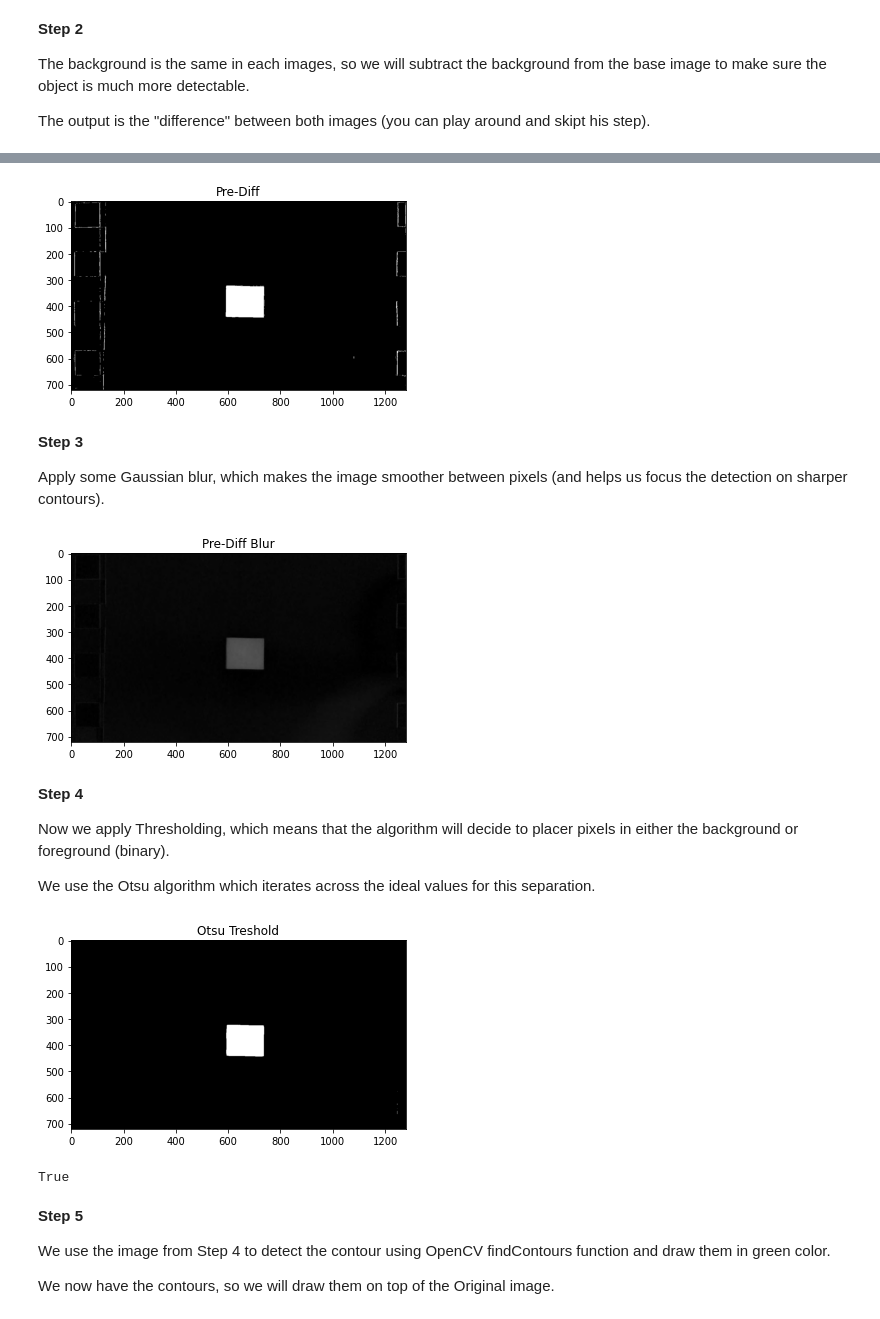
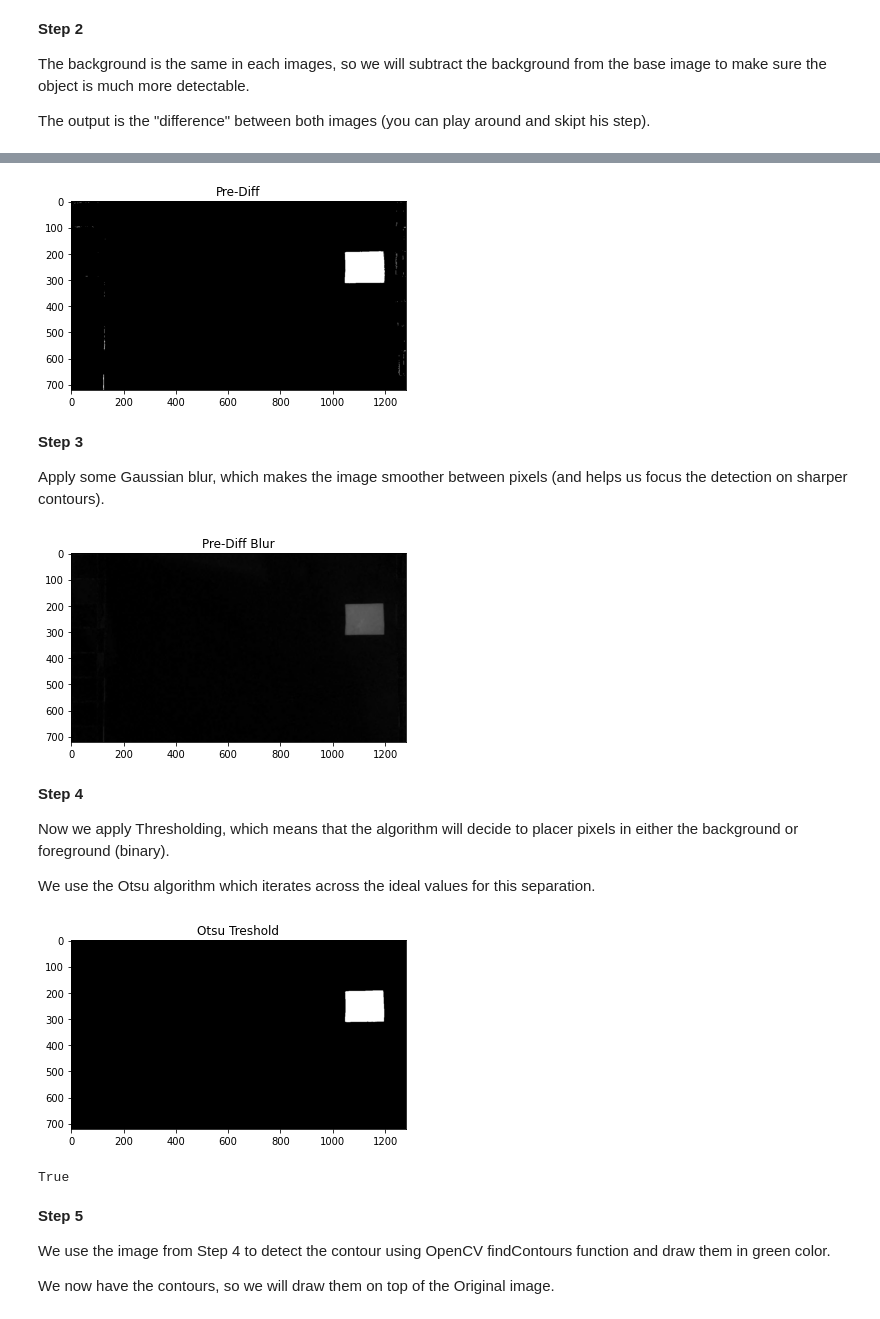
Before and after one commit to anh147/2D_Object, a Jupyter notebook: lego-set-object-recognition-example.ipynb, the cells around one changed output, grey strips where cells are left out. Cells and saved outputs as stored; diff of their text form; code cells hidden in the pictures.

```diff
--- a/lego-set-object-recognition-example.ipynb
+++ b/lego-set-object-recognition-example.ipynb
@@ -35,10 +35,10 @@ def previewImg(text,img_preview,grayscale=False):
 Let's load the starting point.  The example image and it's background.
 # %%
 #load the example.  It is a white piece, the most difficult to detect!
-img_example=cv2.imread('image4/11.jpg')
+img_example=cv2.imread('image5/12.jpg')
 
 #load a background, so we can extract it and make it easy to detect the object.
-img_bg=cv2.imread('image4/10.jpg')
+img_bg=cv2.imread('image5/10.jpg')
 # %% [markdown]
 **Staring Point**
 
@@ -80,7 +80,7 @@ previewImg("Pre-Diff",diff_gray,True)
 im_bw = cv2.threshold(diff_gray, 20, 255, cv2.THRESH_BINARY)[1]
 previewImg("Pre-Diff",im_bw,True)
 # %% [output]
-[figure, old version]
+[figure, new version]
 # %% [markdown]
 **Step 3**
 
@@ -90,7 +90,7 @@ Apply some Gaussian blur, which makes the image smoother between pixels (and hel
 diff_gray_blur = cv2.GaussianBlur(diff_gray,(5,5),0)
 previewImg("Pre-Diff Blur",diff_gray_blur,True)
 # %% [output]
-[figure, old version]
+[figure, new version]
 # %% [markdown]
 **Step 4**
 
@@ -100,10 +100,10 @@ We use the Otsu algorithm which iterates across the ideal values for this separa
 # %%
 # find otsu's threshold value with OpenCV function
 ret, img_tresh = cv2.threshold(diff_gray_blur,0,255,cv2.THRESH_BINARY+cv2.THRESH_OTSU)
 previewImg("Otsu Treshold",img_tresh,True)
-cv2.imwrite("image4/otsu.jpg", img_tresh)
+cv2.imwrite("image5/otsu.jpg", img_tresh)
 # %% [output]
-[figure, old version]
+[figure, new version]
 True
 # %% [markdown]
 **Step 5**
```
Also changed, not shown: parts of 16 cells of this notebook, 14 other files.
